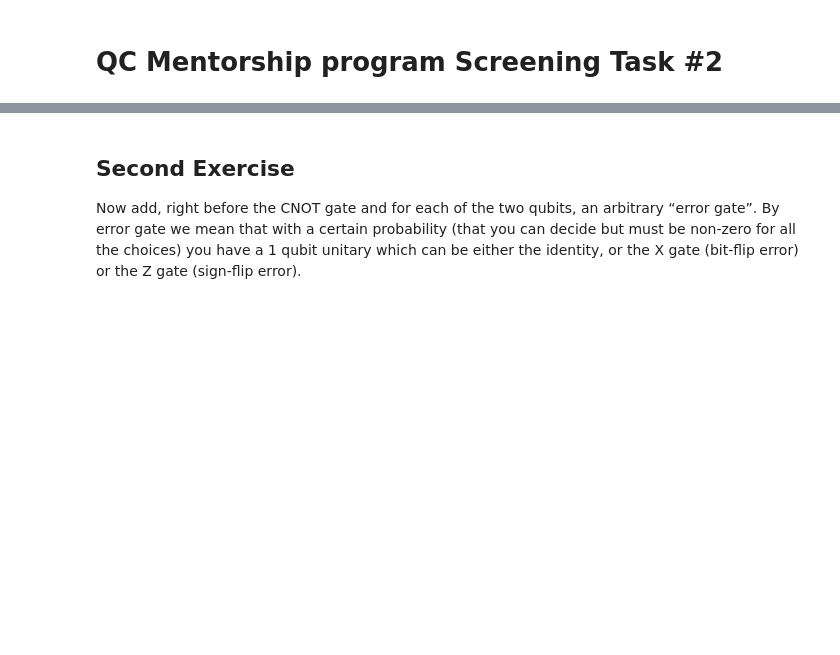
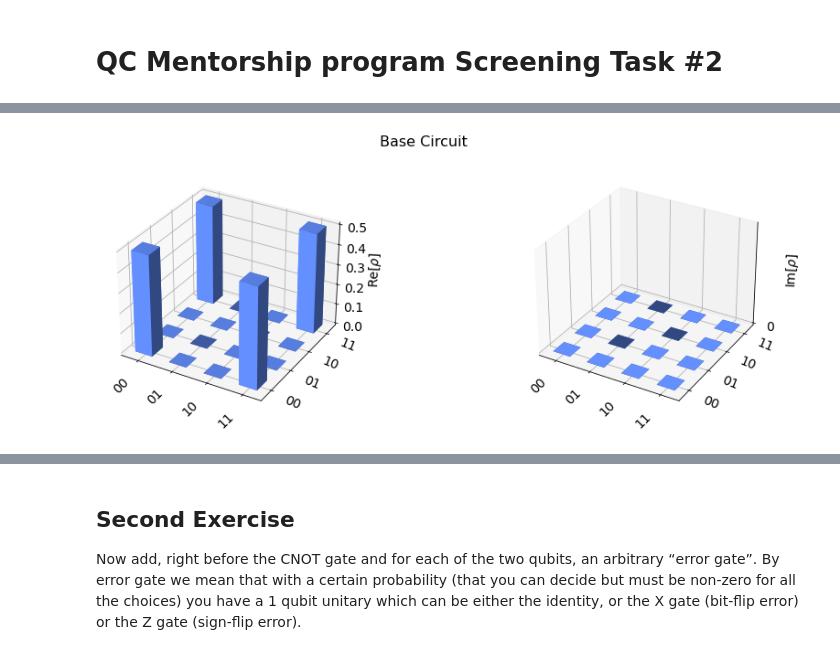
Before and after one commit to iamtxena/qc-mentorship-program, a Jupyter notebook: qosf-error-correction-task.ipynb, the cells around one changed output, grey strips where cells are left out. Drawn from its saved outputs; the diff is of its cells as text; code cells hidden in the pictures; blank space fills up the shorter version.

```diff
--- a/qosf-error-correction-task.ipynb
+++ b/qosf-error-correction-task.ipynb
@@ -15,13 +25,12 @@ Build the following simple circuit to prepare the Bell state:
 # %%
-from qiskit import QuantumCircuit, QuantumRegister
-# Create 2 qbits circuit
-circuitExerciseOne = QuantumCircuit(2)
-# By default circuit start with |0>, but we can also explicitely reset it with |0> state
-circuitExerciseOne.reset(0)
-circuitExerciseOne.reset(1)
-# Add a H gate on qubit 0
-circuitExerciseOne.h(0)
-# Add a CX (CNOT) gate on control qubit 0 and target qubit 1
-circuitExerciseOne.cx(0, 1)
-# Draw the circuit
-circuitExerciseOne.draw('mpl')
+def createBaseCircuit() -> QuantumCircuit:
+    # Create 2 qbits circuit
+    circuit = QuantumCircuit(2)
+    # By default circuit start with |0>, but we can also explicitely reset it with |0> state
+    circuit.reset(0)
+    circuit.reset(1)
+    # Add a H gate on qubit 0
+    circuit.h(0)
+    # Add a CX (CNOT) gate on control qubit 0 and target qubit 1
+    circuit.cx(0, 1)
+    return circuit
@@ -29,0 +37,4 @@ circuitExerciseOne.draw('mpl')
+# %%
+# Draw the circuit
+circuitExerciseOne = createBaseCircuit()
+circuitExerciseOne.draw('mpl')
@@ -29,0 +43,6 @@ circuitExerciseOne.draw('mpl')
+# %%
+# Print State Vector from Exercise one circuit: NO error and previous to measurement
+statevectorExerciseOne = execute(circuitExerciseOne, backend=stateVectorSimulator).result().get_statevector(circuitExerciseOne)
+plot_state_city(statevectorExerciseOne, title='Base Circuit')
+# %% [output]
+[figure, added]
```
Also changed, not shown: parts of 27 cells of this notebook.
